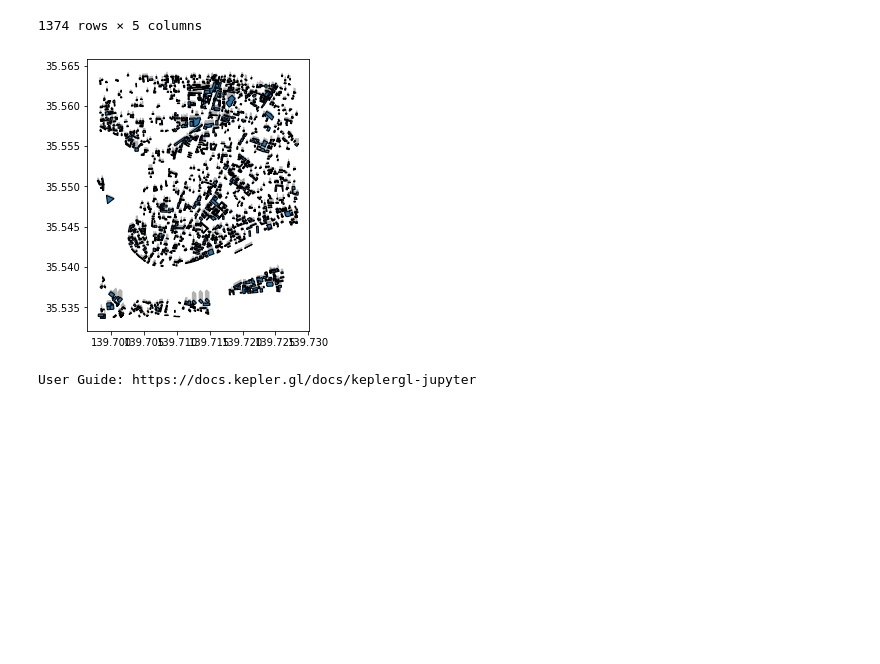
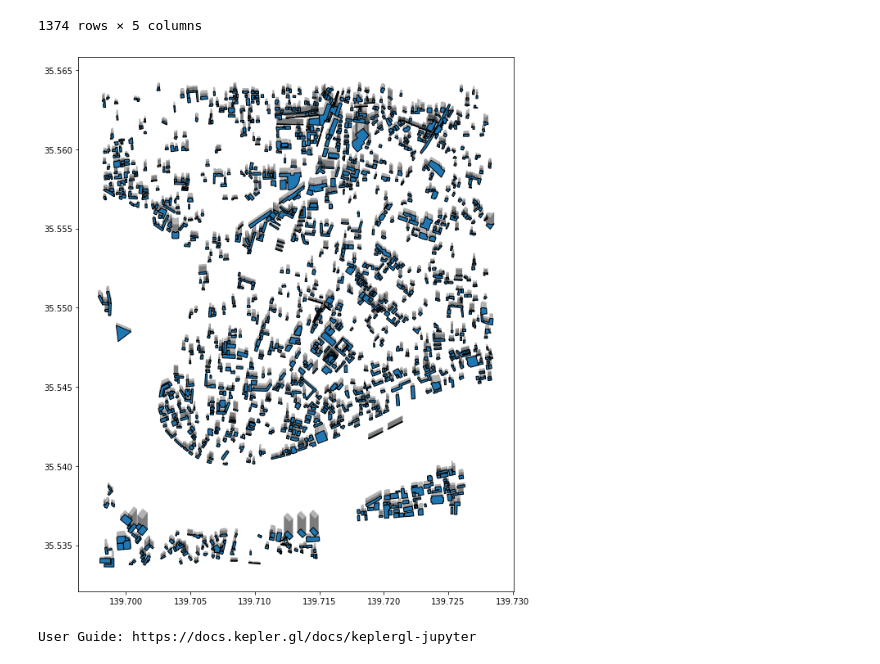
Before and after one commit to ni1o1/pybdshadow, a Jupyter notebook: example/example.ipynb, the cells around one changed output. Drawn from its saved outputs; the diff is of its cells as text; code cells hidden in the pictures; blank space fills up the shorter version.

```diff
--- a/example/example.ipynb
+++ b/example/example.ipynb
@@ -31,15 +31,15 @@ shadows = pybdshadow.bdshadow_sunlight(buildings,date,epsg = 3857)
 # %%
 #Visualize using matplotlib
 import matplotlib.pyplot as plt
-fig = plt.figure(1,(5,5))
+fig = plt.figure(1,(12,12))
 ax = plt.subplot(111)
 
 shadows.plot(ax = ax,facecolor = (0,0,0,0.3))
 buildings.plot(ax = ax,edgecolor = 'k')
 
 plt.show()
 # %% [output]
-[figure, old version]
+[figure, new version]
 # %%
 #Visualize using keplergl
 pybdshadow.show_bdshadow(buildings = buildings,shadows = shadows)
```
